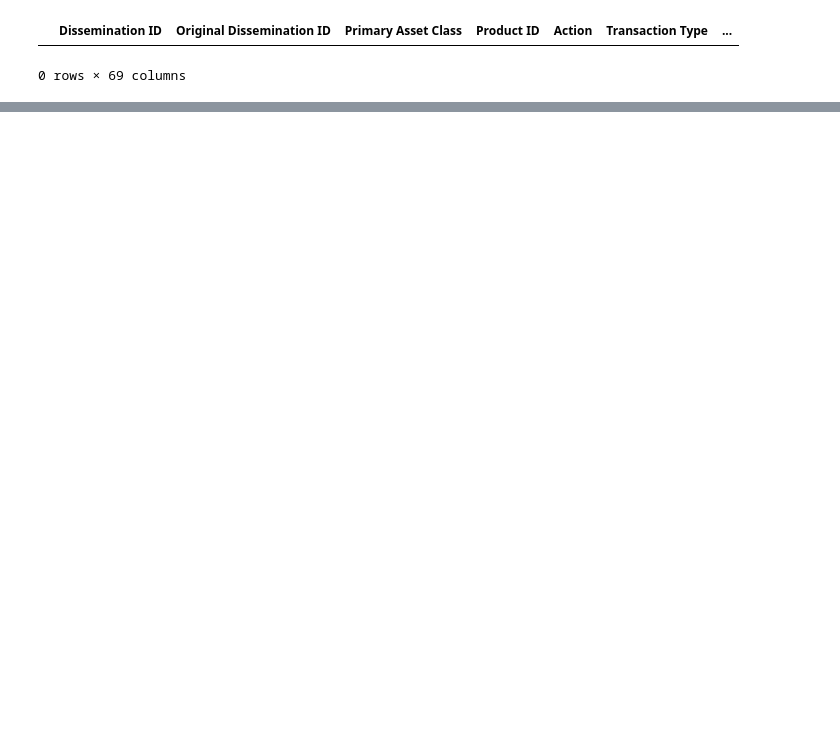
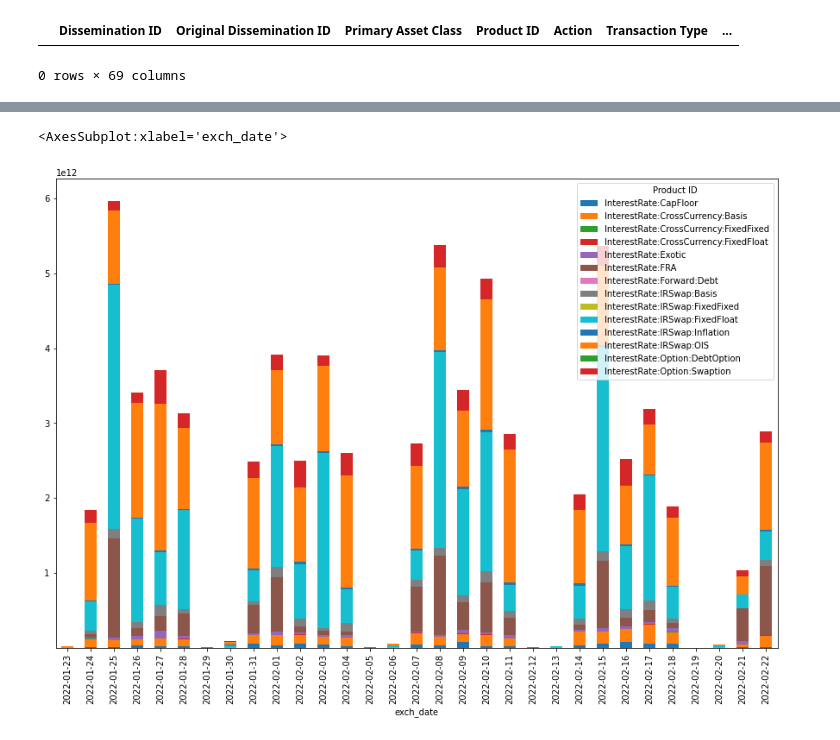
Before and after one commit to drastorguev/nqis_simple_app, a Jupyter notebook: Notebooks/EDA.ipynb, the cells around one changed output, grey strips where cells are left out. Cells and saved outputs as stored; diff of their text form; code cells hidden in the pictures; blank space fills up the shorter version.

Commit message:
fx rebasing and basic visualisations

```diff
--- a/Notebooks/EDA.ipynb
+++ b/Notebooks/EDA.ipynb
@@ -208,0 +289,36 @@ raw_df_master[raw_df_master['Dissemination ID'].duplicated()]
+# %%
+import time
+
+# probably best to order by date and then currency, rather than currency first and date second
+currency_conv_dict = {}
+unavailable_currencies = []
+
+for index, row in exchange_rates_df.groupby('Notional Currency 1')['exch_date'].agg(['min', 'max']).reset_index().iterrows():
+    start_date = row['min'].strftime('%d/%m/%Y')
+    end_date = row['max'].strftime('%d/%m/%Y')
+    currency_cross = f'{row["Notional Currency 1"]}/{base_currency}'
+    print('Requesting fx data:' , currency_cross, start_date, end_date)
+    try:
+        df_fx = investpy.get_currency_cross_historical_data(currency_cross=f'{row["Notional Currency 1"]}/{base_currency}',
+                                    from_date=start_date, to_date=end_date)['Close']
+        df_fx.index = df_fx.index.strftime('%d/%m/%Y')
+        currency_conv_dict[currency_cross] = df_fx.to_dict()
+        time.sleep(1)
+    except:
+        print('Unable to find data for ', currency_cross)
+        if base_currency == 'USD':
+            temp_base_currency = 'EUR'
+        elif base_currency == 'EUR':
+            temp_base_currency = 'USD'
+        currency_cross = f'{row["Notional Currency 1"]}/{temp_base_currency}'
+        print('Requesting fx data:' , currency_cross, start_date, end_date)
+        try:
+            df_fx = investpy.get_currency_cross_historical_data(currency_cross=f'{row["Notional Currency 1"]}/{temp_base_currency}',
+                                        from_date=start_date, to_date=end_date)['Close']
+            df_fx.index = df_fx.index.strftime('%d/%m/%Y')
+            currency_conv_dict[currency_cross] = df_fx.to_dict()
+            time.sleep(1)
+        except:
+            print('Unable to find data for ', currency_cross)
+            unavailable_currencies.append(row["Notional Currency 1"])
+            print('Stopping search for this currency: ', row["Notional Currency 1"])
@@ -208,0 +351,4 @@ raw_df_master[raw_df_master['Dissemination ID'].duplicated()]
+# %%
+raw_df_master = raw_df_master[~raw_df_master['Notional Currency 1'].isin(unavailable_currencies)]
+# %%
+raw_df_master['notional_amount_1_clean'] = pd.to_numeric(raw_df_master['Notional Amount 1'].apply(lambda x: re.compile(r'[^\d.]+').sub('', x)))
@@ -208,0 +464,2 @@ raw_df_master[raw_df_master['Dissemination ID'].duplicated()]
+# %%
+final_df = raw_df_master[~raw_df_master['notional_1_base'].isna()].reset_index(drop=True)
@@ -208,0 +580,6 @@ raw_df_master[raw_df_master['Dissemination ID'].duplicated()]
+# %%
+final_df.groupby(['exch_date', 'Product ID'])['notional_1_base'].sum().tail(300). \
+    unstack().plot(kind='bar', stacked=True, figsize=(15,10))
+# %% [output]
+<AxesSubplot:xlabel='exch_date'>
+[figure, added]
```
Also changed, not shown: parts of 36 cells of this notebook.
